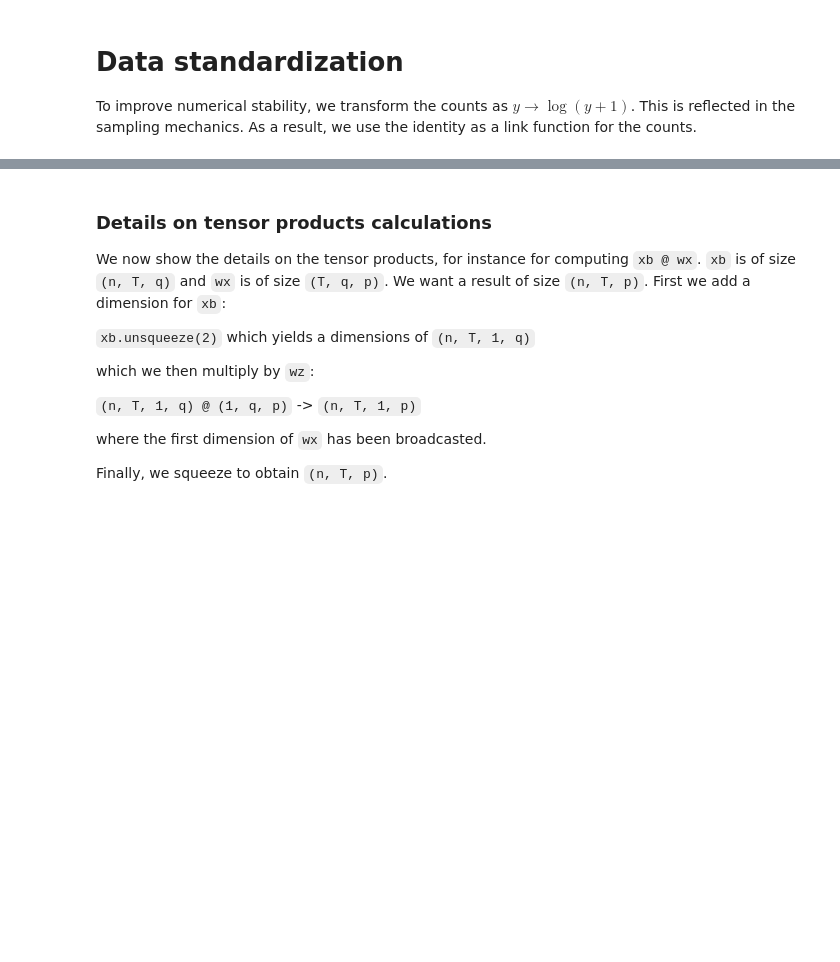
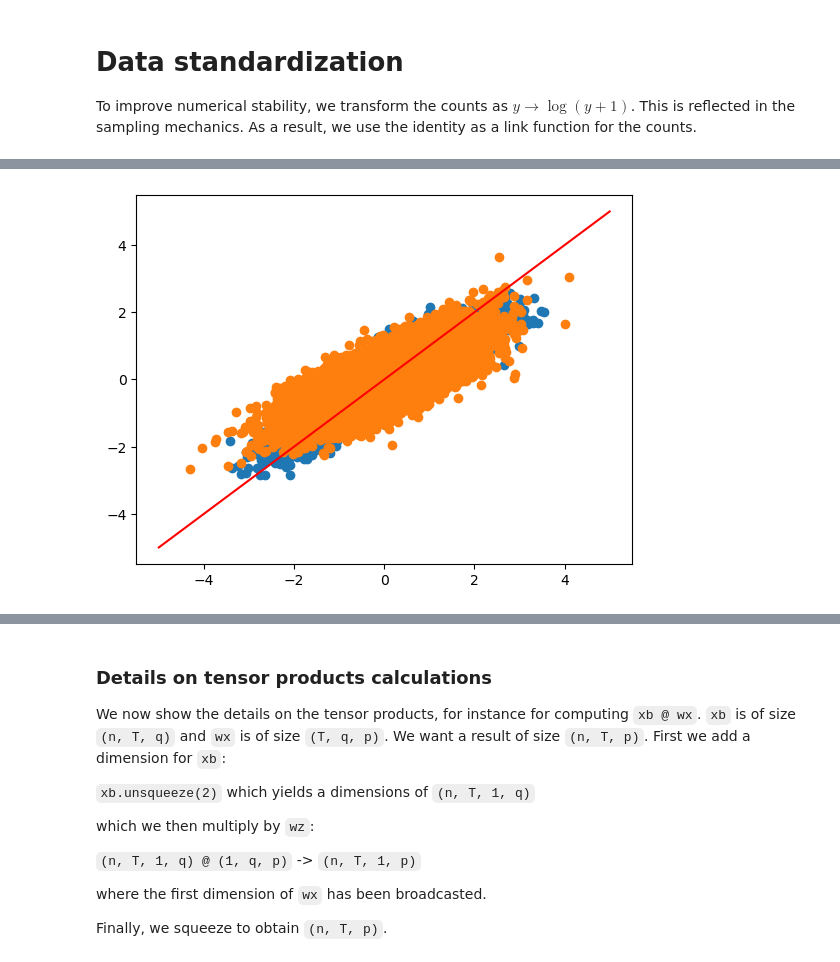
Before and after one commit to wiwh/gllvmprime, a Jupyter notebook: code/main.ipynb, the cells around one changed output, grey strips where cells are left out. Drawn from its saved outputs; the diff is of its cells as text; code cells hidden in the pictures; blank space fills up the shorter version.

Commit message:
gllvm longitudinal fonctionne , youhou

```diff
--- a/code/main.ipynb
+++ b/code/main.ipynb
@@ -74,6 +74,10 @@ import copy
 # %%
 # Import the preprocessed data
 data = np.load("../data/HRS/HRS_3Darray.npy")
+
+# TODO: consider the full dataset
+
+data = data[:1000]
 # %% [markdown]
 ### Loading data
 The data has been pre-processed as a 3D array with dimensions given by $(n, k+p, T)$.
@@ -161,18 +165,24 @@ response_types = {
     'counts': [8, 11, 12]
 }
 
-# We define two inverse link functions; one for sampling (the one assumed in the model), and another for computations (the one used to compute gradients)
-linkinv_sample = {
-    'binary': lambda x: 1/(1+torch.exp(-x)),
-    'ordinal': lambda x: 1/(1+torch.exp(-x)),
-    'counts': lambda x: torch.exp(x)
+link = {
+    'binary' : lambda x: torch.logit(x),
+    'ordinal': lambda x: torch.logit(x),
+    'counts': lambda x: torch.log(x)
 }
+
 
 linkinv_decoder = {
     'binary': lambda x: 1/(1+torch.exp(-x)),
     'ordinal': lambda x: 1/(1+torch.exp(-x)),
-    'counts': lambda x: x # see below remarks for the standardization of the "counts"
+    'counts': lambda x: torch.exp(x) # see below remarks for the standardization of the "counts"
 }
+
+response_transform = {
+    'binary' : lambda x: 2*x - 1,
+    'ordinal': lambda x: 2*x - 1,
+    'counts': lambda x: torch.log(x+1)
+}
 # %%
 # The shape must be (n, T, p)
 
@@ -360,0 +386,3 @@ dat_sample = gl_true.sample(n, x=data_true['x'])
+# %%
+model_example = GLLVM_longitudinal()
+data_example = model_example.sample(1000)
@@ -360,0 +411,11 @@ dat_sample = gl_true.sample(n, x=data_true['x'])
+# %%
+with torch.no_grad():
+    zhat, uhat = model_example.encoder(data_example["x"], data_example["y"], transform_response=True)
+# %%
+
+plt.scatter(data_example["z"], zhat)
+plt.scatter(data_example["u"], uhat)
+plt.plot([-5, 5], [-5, 5], color="red")
+plt.show()
+# %% [output]
+[figure, added]
```
Also changed, not shown: parts of 20 cells of this notebook, 4 other files.
